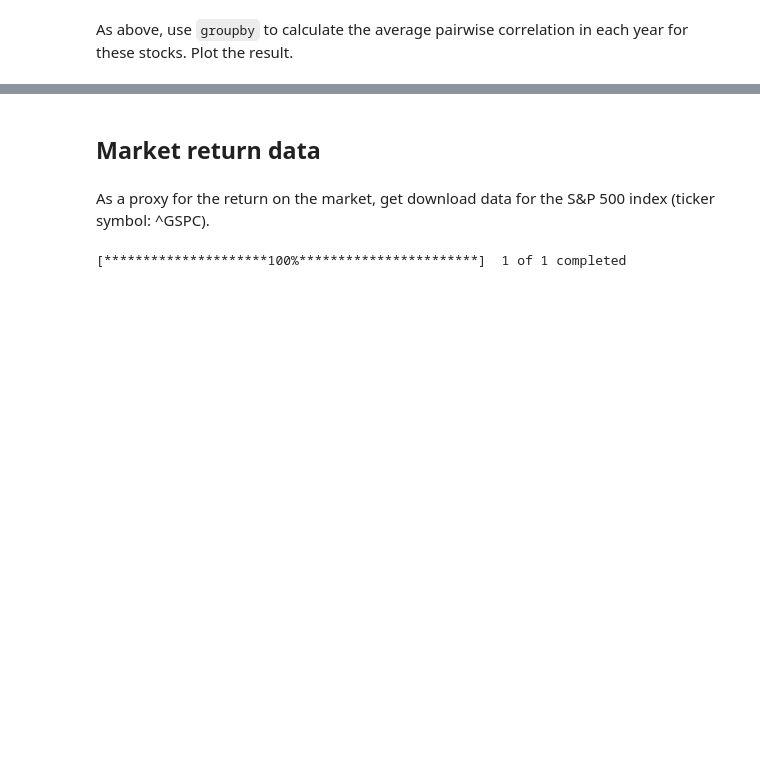
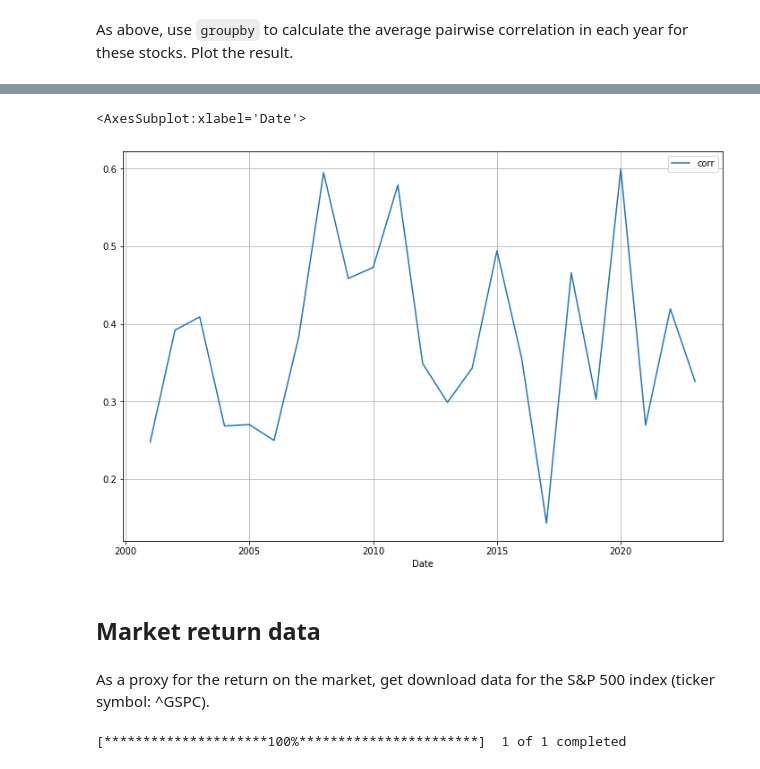
Before and after one commit to vargopal/stockMarket, a Jupyter notebook: HW1.ipynb, the cells around one changed output, grey strips where cells are left out. Cells and saved outputs as stored; diff of their text form; code cells hidden in the pictures; blank space fills up the shorter version.

```diff
--- a/HW1.ipynb
+++ b/HW1.ipynb
@@ -289,0 +307,3 @@ KeyError: 'year'
+# %%
+dji_ann =  dji_ret.groupby(dji_ret.index.year).apply(pairwise_corr_avg)
+dji_ann
@@ -290,3 +325,10 @@ KeyError: 'year'
+# %%
+from matplotlib import pyplot as plt
+
+dji_ann.plot(figsize =(12,8) , grid = True)
+# %% [output]
+<AxesSubplot:xlabel='Date'>
+[figure, added]
 # %% [markdown]
 ## Market return data
 # %% [markdown]
```
Also changed, not shown: parts of 29 cells of this notebook.
